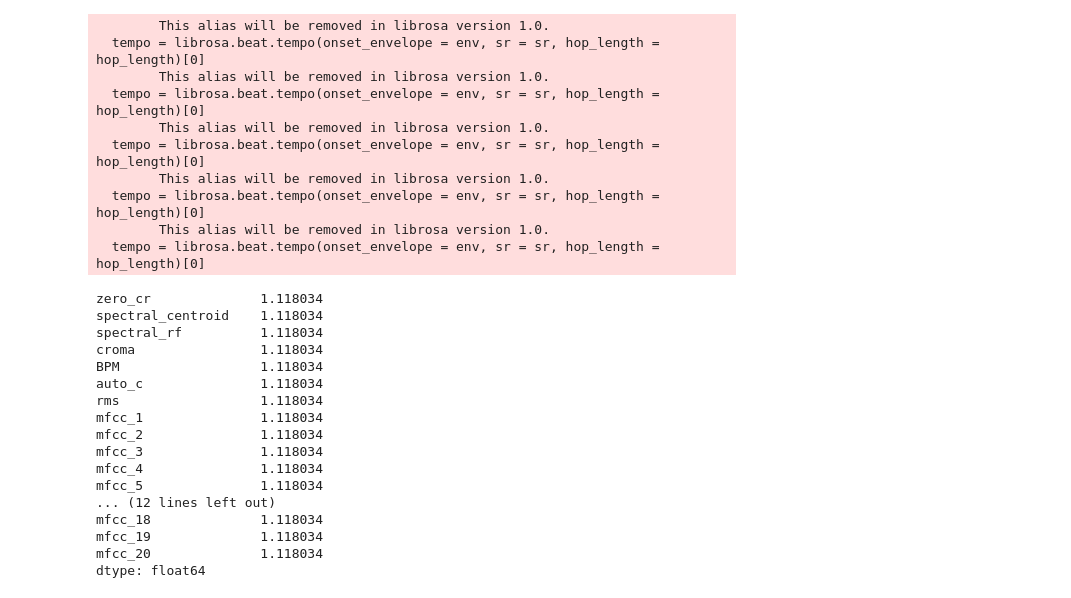
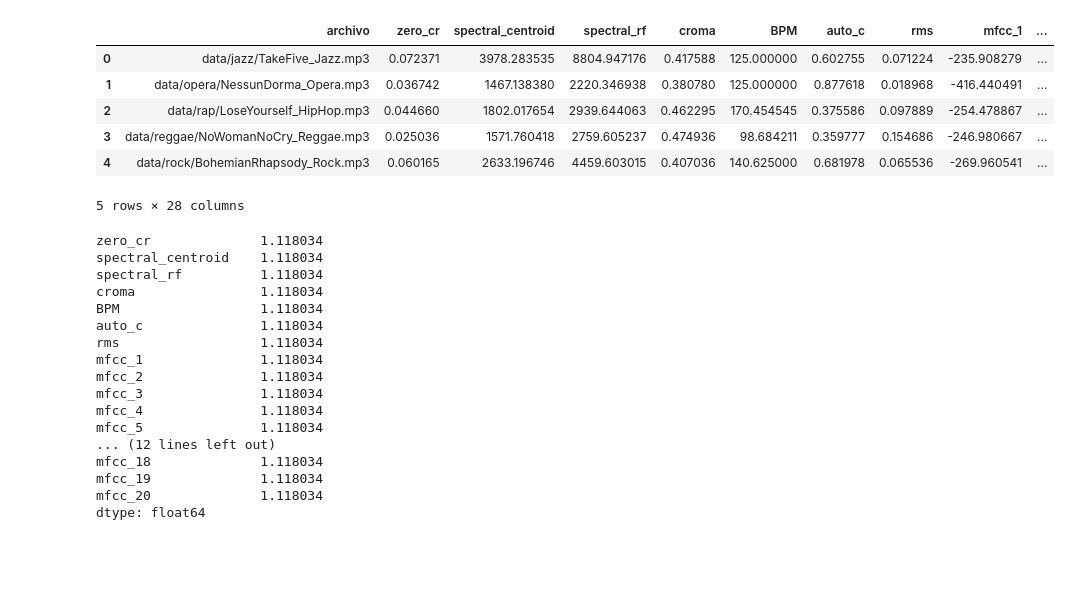
Before and after one commit to nican2/ProyectoAS2023, a Jupyter notebook: completo.ipynb, the cells around one changed output. Saved outputs shown, nothing was run; the diff lists cells and outputs as text; code cells hidden in the pictures; blank space fills up the shorter version.

```diff
--- a/completo.ipynb
+++ b/completo.ipynb
@@ -15,10 +15,11 @@ import missingno as msno
 # %%
 def normalize(x, axis = 0):
     return preprocessing.minmax_scale(x, axis = axis)
+
 def extrae_var(cancion):
     cancion = cancion
-    samples, sr = librosa.load(cancion, sr = None, mono = True, offset = 0.0, duration = 60)
 
+    samples, sr = librosa.load(cancion, sr = None, mono = True, offset = 0.0, duration=60)
 
     X = librosa.stft(samples)
     Xdb = librosa.amplitude_to_db(abs(X))
@@ -54,7 +55,7 @@ def extrae_var(cancion):
     auto_c = librosa.util.normalize(auto_c)
     autocorr = np.mean(auto_c)
     #mostrar los "beats"
-    tempo = librosa.beat.tempo(onset_envelope = env, sr = sr, hop_length = hop_length)[0]
+    tempo = librosa.feature.rhythm.tempo(onset_envelope = env, sr = sr, hop_length = hop_length)[0]
 
     FRAME_LENGTH = 1024
     HOP_LENGTH = 512
@@ -84,17 +85,16 @@ for subcarpeta in os.listdir('data'):
             df=extrae_var(cancion)
             df_t=pd.concat([df_t,df])
 df_t.reset_index(drop=True,inplace=True)
-# %% [output]
-        This alias will be removed in librosa version 1.0.
-  tempo = librosa.beat.tempo(onset_envelope = env, sr = sr, hop_length = hop_length)[0]
-        This alias will be removed in librosa version 1.0.
-  tempo = librosa.beat.tempo(onset_envelope = env, sr = sr, hop_length = hop_length)[0]
-        This alias will be removed in librosa version 1.0.
-  tempo = librosa.beat.tempo(onset_envelope = env, sr = sr, hop_length = hop_length)[0]
-        This alias will be removed in librosa version 1.0.
-  tempo = librosa.beat.tempo(onset_envelope = env, sr = sr, hop_length = hop_length)[0]
-        This alias will be removed in librosa version 1.0.
-  tempo = librosa.beat.tempo(onset_envelope = env, sr = sr, hop_length = hop_length)[0]
+# %%
+df_t
+# %% [output]
+|  | archivo | zero_cr | spectral_centroid | spectral_rf | croma | BPM | auto_c | rms | mfcc_1 | ... |
+| 0 | data/jazz/TakeFive_Jazz.mp3 | 0.072371 | 3978.283535 | 8804.947176 | 0.417588 | 125.000000 | 0.602755 | 0.071224 | -235.908279 | ... |
+| 1 | data/opera/NessunDorma_Opera.mp3 | 0.036742 | 1467.138380 | 2220.346938 | 0.380780 | 125.000000 | 0.877618 | 0.018968 | -416.440491 | ... |
+| 2 | data/rap/LoseYourself_HipHop.mp3 | 0.044660 | 1802.017654 | 2939.644063 | 0.462295 | 170.454545 | 0.375586 | 0.097889 | -254.478867 | ... |
+| 3 | data/reggae/NoWomanNoCry_Reggae.mp3 | 0.025036 | 1571.760418 | 2759.605237 | 0.474936 | 98.684211 | 0.359777 | 0.154686 | -246.980667 | ... |
+| 4 | data/rock/BohemianRhapsody_Rock.mp3 | 0.060165 | 2633.196746 | 4459.603015 | 0.407036 | 140.625000 | 0.681978 | 0.065536 | -269.960541 | ... |
+5 rows × 28 columns
 # %%
 # se elimina la variable archivo para el cluster y escalado de datos OJO LOS RESULTADOS VARIAN MUCHO SI SE ESCALAN LOS DATOS O NO
 # HABRÄ QUE ESTUDIARLO BIEN.
```
Also changed, not shown: parts of 3 cells of this notebook.
